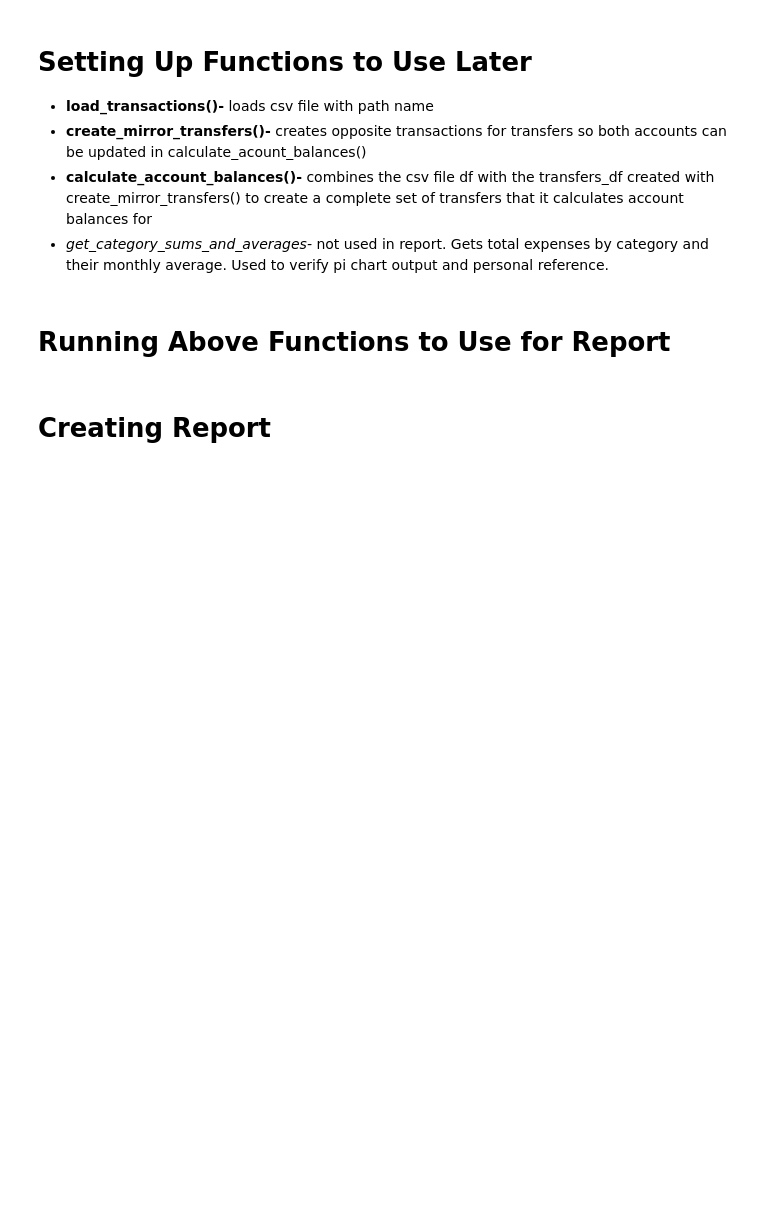
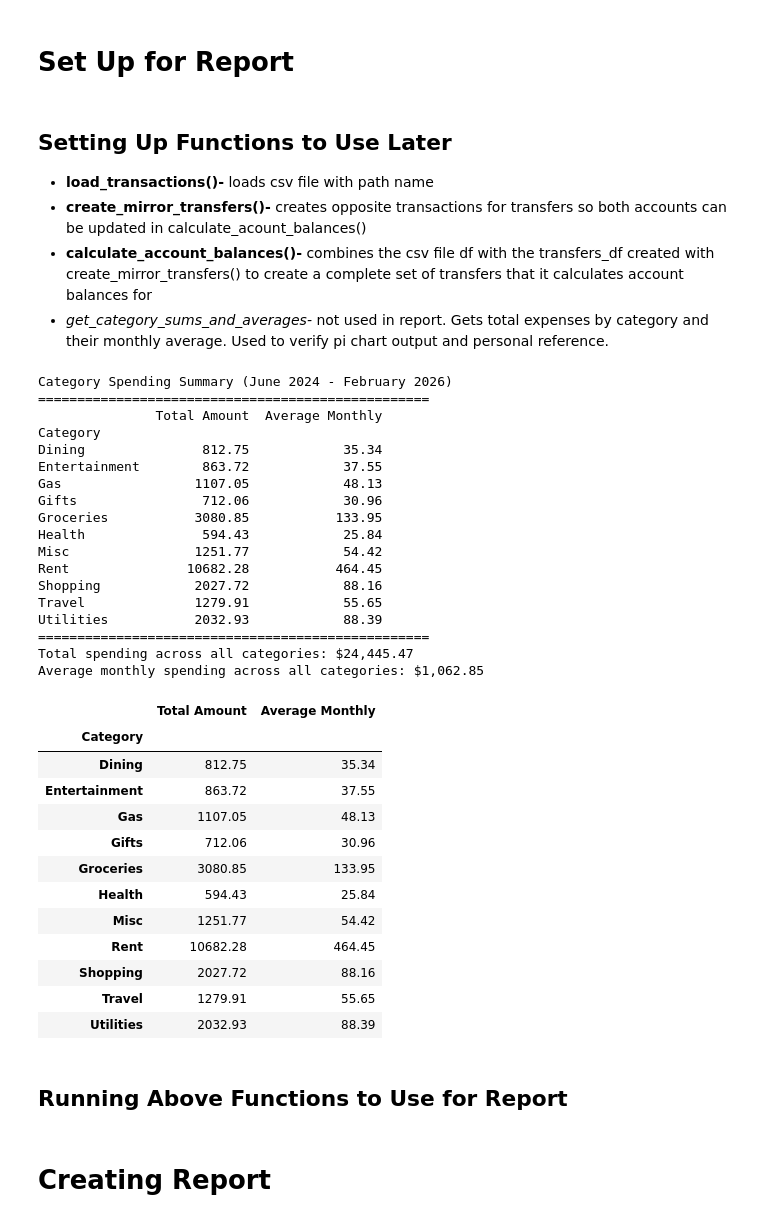
Before and after one commit to jacob-pwnd/budget_analysis_w_matplotlib, a Jupyter notebook: transaction_visuals.ipynb, the cells around one changed output. Saved outputs shown, nothing was run; the diff lists cells and outputs as text; code cells hidden in the pictures; blank space fills up the shorter version.

```diff
--- a/transaction_visuals.ipynb
+++ b/transaction_visuals.ipynb
@@ -9,8 +9,10 @@ from datetime import datetime
 
 # Create visuals inside notebook
 %matplotlib inline
+# %% [markdown]
+# Set Up for Report
 # %% [markdown]
-# Setting Up Functions to Use Later
+## Setting Up Functions to Use Later
 - **load_transactions()-**
 loads csv file with path name
 - **create_mirror_transfers()-**
@@ -98,9 +99,8 @@ def calculate_account_balances(df, transfers_df):
     return df_copy
 # %%
 def get_category_sums_and_averages(df):
-    # Ensure Date column is datetime
+    #This is so messsy. Clean this.
     df = df.copy()
-    df['Date'] = pd.to_datetime(df['Date'])
 
     # Filter out Credit Payment transactions
     df_filtered = df[df['Type'] != 'Credit Payment']
@@ -110,7 +110,7 @@ def get_category_sums_and_averages(df):
 
     # Filter for date range: June 2024 to February 2026
     start_date = pd.to_datetime('2024-06-01')
-    end_date = pd.to_datetime('2026-02-28')
+    end_date = withdrawals['Date'].max()
     withdrawals = withdrawals[(withdrawals['Date'] >= start_date) & (withdrawals['Date'] <= end_date)]
 
     # Create monthly groups
@@ -135,38 +135,69 @@ def get_category_sums_and_averages(df):
     total_sums = complete_data.groupby('Category')['Amount'].sum()
 
     # Calculate average monthly sum for each category (includes months with $0)
     average_sums = complete_data.groupby('Category')['Amount'].mean()
 
     return total_sums, average_sums
 
 def display_category_sums_and_averages(df):
     """
     Displays the total and average monthly sums for each category in a formatted table.
     """
     total_sums, average_sums = get_category_sums_and_averages(df)
 
     # Create a DataFrame for better display
     result_df = pd.DataFrame({
         'Total Amount': total_sums,
         'Average Monthly': average_sums
     })
 
     # Round to 2 decimal places
     result_df = result_df.round(2)
 
     print("Category Spending Summary (June 2024 - February 2026)")
     print("=" * 50)
     print(result_df)
     print("=" * 50)
-    print(f"Total spending across all categories: ${total_sums.sum():,.2f}")
+    total_spending = total_sums.sum()
+    average_monthly_spending = average_sums.sum()
+    print(f"Total spending across all categories: ${total_spending:,.2f}")
+    print(f"Average monthly spending across all categories: ${average_monthly_spending:,.2f}")
 
     return result_df
 
-# Example usage:
-# totals, averages = get_category_sums_and_averages(df)
-# display_category_sums_and_averages(df)
-
 display_category_sums_and_averages(df)
+# %% [output]
+Category Spending Summary (June 2024 - February 2026)
+==================================================
+               Total Amount  Average Monthly
+Category
+Dining               812.75            35.34
+Entertainment        863.72            37.55
+Gas                 1107.05            48.13
+Gifts                712.06            30.96
+Groceries           3080.85           133.95
+Health               594.43            25.84
+Misc                1251.77            54.42
+Rent               10682.28           464.45
+Shopping            2027.72            88.16
+Travel              1279.91            55.65
+Utilities           2032.93            88.39
+==================================================
+Total spending across all categories: $24,445.47
+Average monthly spending across all categories: $1,062.85
+|  | Total Amount | Average Monthly |
+| Category |  |  |
+| Dining | 812.75 | 35.34 |
+| Entertainment | 863.72 | 37.55 |
+| Gas | 1107.05 | 48.13 |
+| Gifts | 712.06 | 30.96 |
+| Groceries | 3080.85 | 133.95 |
+| Health | 594.43 | 25.84 |
+| Misc | 1251.77 | 54.42 |
+| Rent | 10682.28 | 464.45 |
+| Shopping | 2027.72 | 88.16 |
+| Travel | 1279.91 | 55.65 |
+| Utilities | 2032.93 | 88.39 |
 # %% [markdown]
-# Running Above Functions to Use for Report
+## Running Above Functions to Use for Report
 # %%
```
Also changed, not shown: parts of 10 cells of this notebook, 3 other files.
